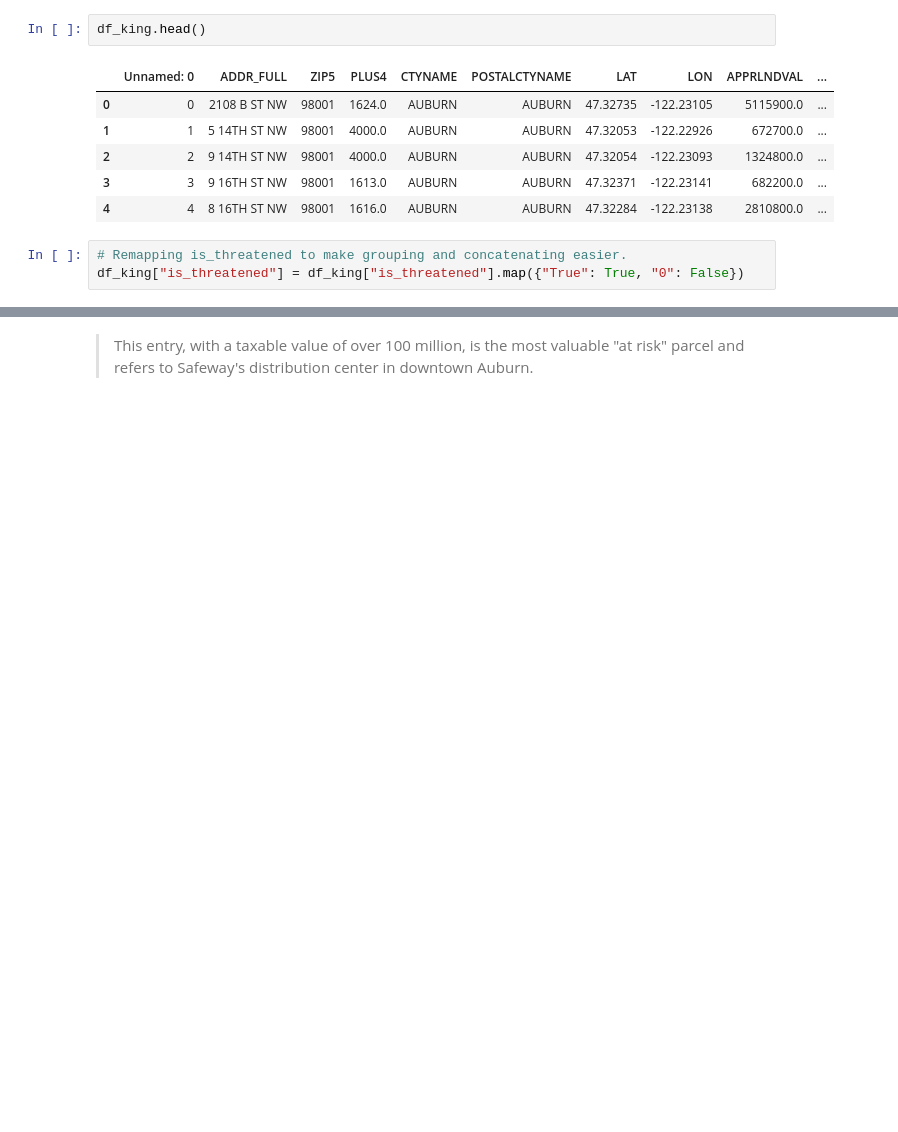
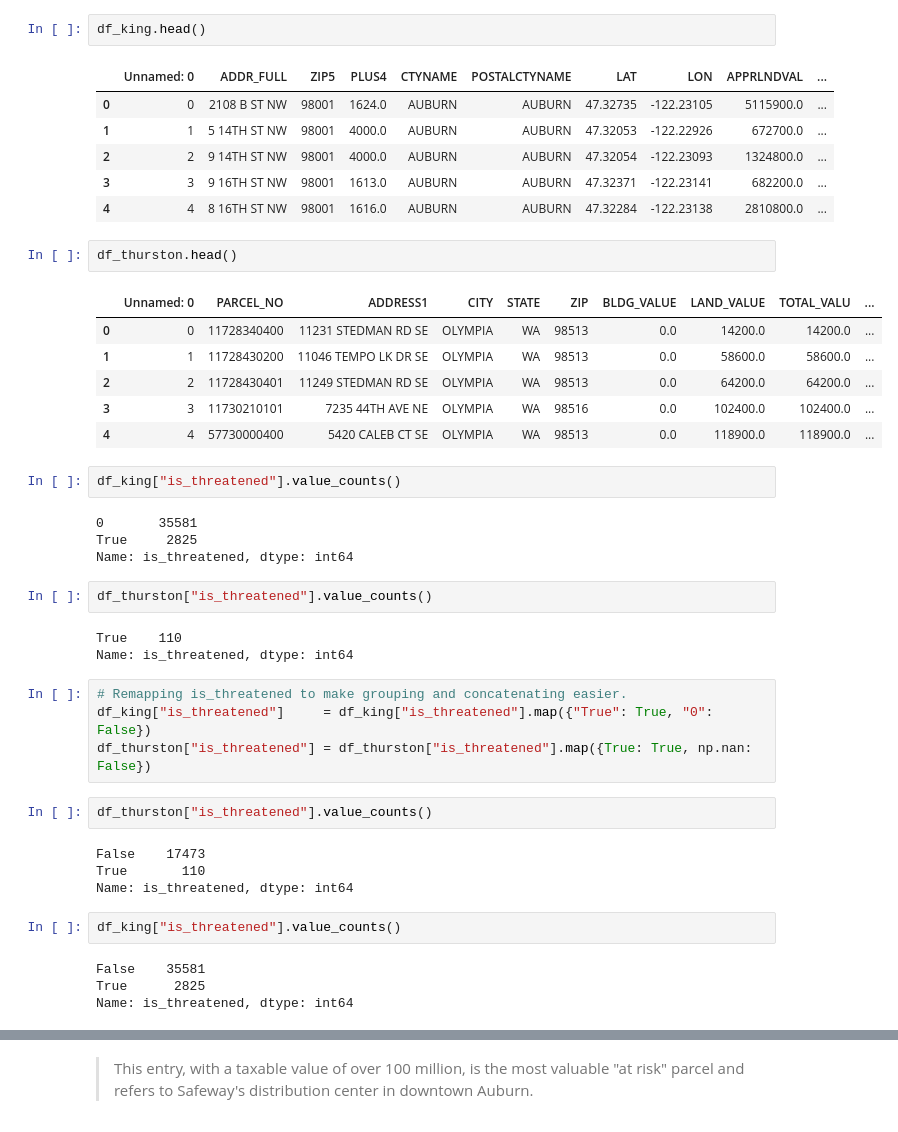
Before and after one commit to dsteffan/mount_rainier_disaster_estimate, a Jupyter notebook: code/baseline_model.ipynb, the cells around one changed output, grey strips where cells are left out. Saved outputs shown, nothing was run; the diff lists cells and outputs as text; blank space fills up the shorter version.

```diff
--- a/code/baseline_model.ipynb
+++ b/code/baseline_model.ipynb
@@ -27,6 +25,39 @@ df_king.head()
 | 2 | 2 | 9 14TH ST NW | 98001 | 4000.0 | AUBURN | AUBURN | 47.32054 | -122.23093 | 1324800.0 | ... |
 | 3 | 3 | 9 16TH ST NW | 98001 | 1613.0 | AUBURN | AUBURN | 47.32371 | -122.23141 | 682200.0 | ... |
 | 4 | 4 | 8 16TH ST NW | 98001 | 1616.0 | AUBURN | AUBURN | 47.32284 | -122.23138 | 2810800.0 | ... |
+# %%
+df_thurston.head()
+# %% [output]
+|  | Unnamed: 0 | PARCEL_NO | ADDRESS1 | CITY | STATE | ZIP | BLDG_VALUE | LAND_VALUE | TOTAL_VALU | ... |
+| 0 | 0 | 11728340400 | 11231 STEDMAN RD SE | OLYMPIA | WA | 98513 | 0.0 | 14200.0 | 14200.0 | ... |
+| 1 | 1 | 11728430200 | 11046 TEMPO LK DR SE | OLYMPIA | WA | 98513 | 0.0 | 58600.0 | 58600.0 | ... |
+| 2 | 2 | 11728430401 | 11249 STEDMAN RD SE | OLYMPIA | WA | 98513 | 0.0 | 64200.0 | 64200.0 | ... |
+| 3 | 3 | 11730210101 | 7235 44TH AVE NE | OLYMPIA | WA | 98516 | 0.0 | 102400.0 | 102400.0 | ... |
+| 4 | 4 | 57730000400 | 5420 CALEB CT SE | OLYMPIA | WA | 98513 | 0.0 | 118900.0 | 118900.0 | ... |
+# %%
+df_king["is_threatened"].value_counts()
+# %% [output]
+0       35581
+True     2825
+Name: is_threatened, dtype: int64
+# %%
+df_thurston["is_threatened"].value_counts()
+# %% [output]
+True    110
+Name: is_threatened, dtype: int64
 # %%
 # Remapping is_threatened to make grouping and concatenating easier.
-df_king["is_threatened"] = df_king["is_threatened"].map({"True": True, "0": False})
+df_king["is_threatened"]     = df_king["is_threatened"].map({"True": True, "0": False})
+df_thurston["is_threatened"] = df_thurston["is_threatened"].map({True: True, np.nan: False})
+# %%
+df_thurston["is_threatened"].value_counts()
+# %% [output]
+False    17473
+True       110
+Name: is_threatened, dtype: int64
+# %%
+df_king["is_threatened"].value_counts()
+# %% [output]
+False    35581
+True      2825
+Name: is_threatened, dtype: int64
```
Also changed, not shown: parts of 19 cells of this notebook.
